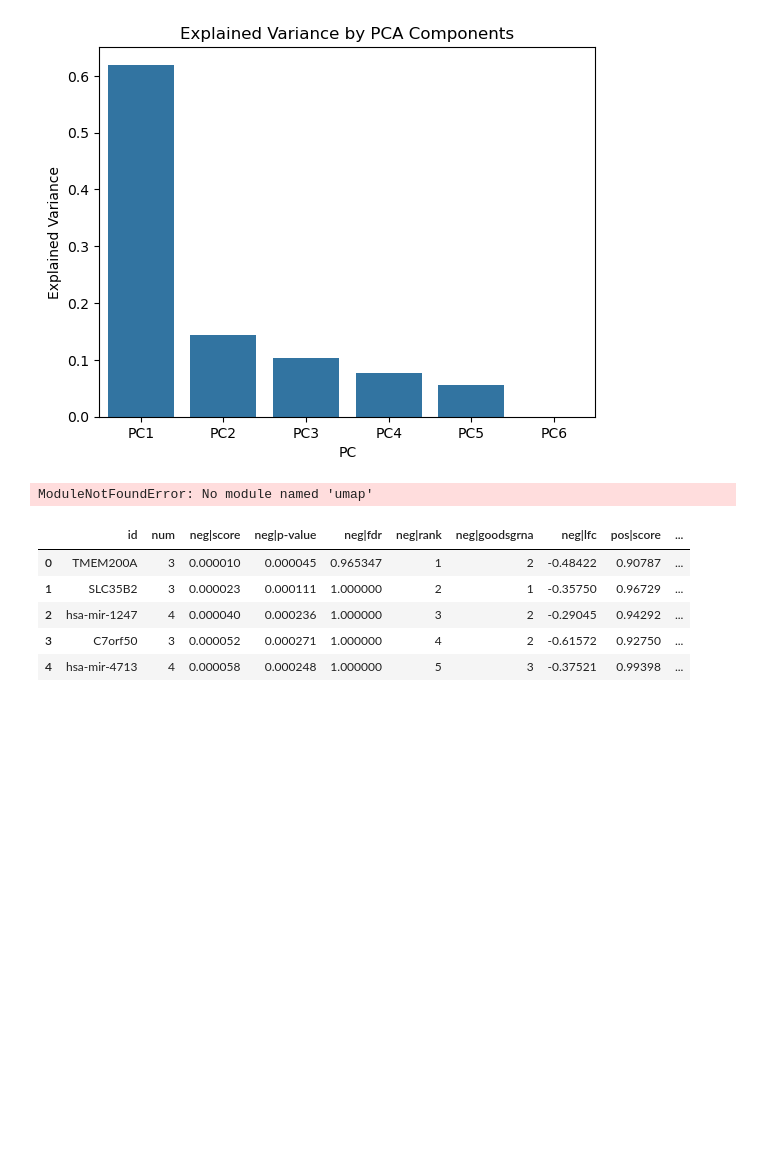
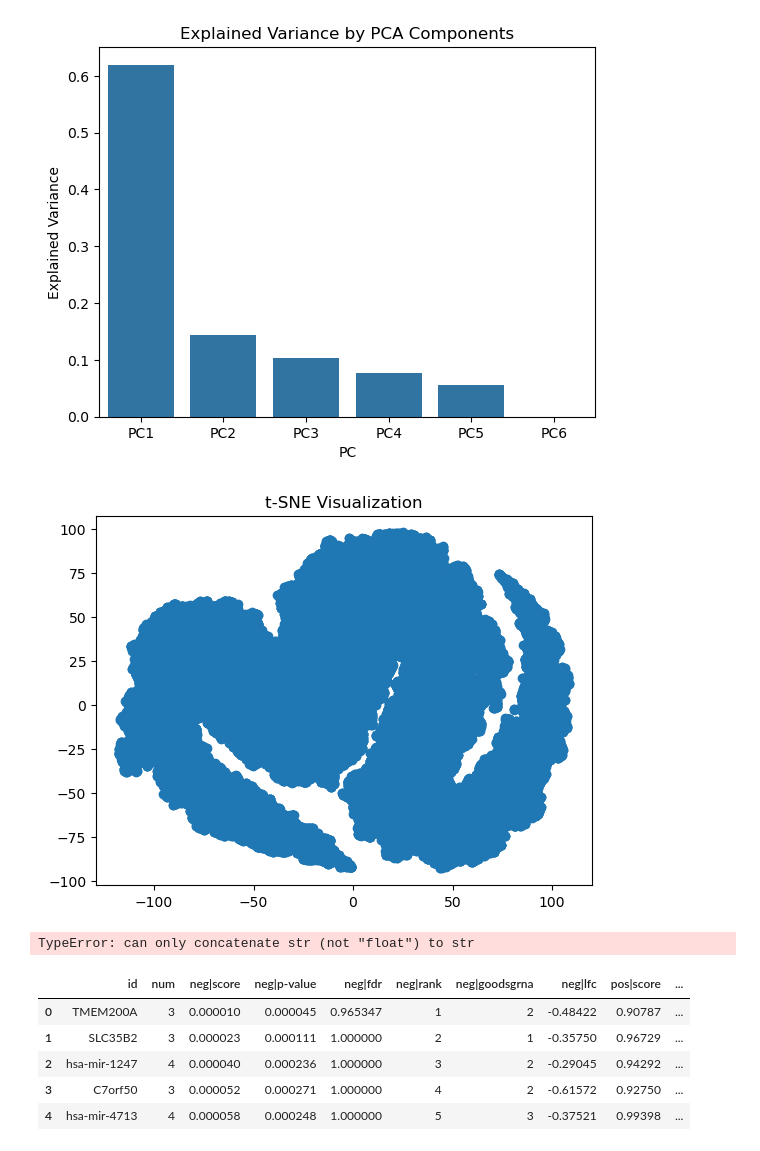
Before and after one commit to macorony/palbocilib_analysis_pipeline, a Jupyter notebook: Palbociclib_analysis_pipeline.ipynb, the cells around one changed output. Cells and saved outputs as stored; diff of their text form; code cells hidden in the pictures; blank space fills up the shorter version.

```diff
--- a/Palbociclib_analysis_pipeline.ipynb
+++ b/Palbociclib_analysis_pipeline.ipynb
@@ -7,5 +7,5 @@ from sklearn.decomposition import PCA
 # %%
 # Load datasets of palbociclib CRISRP screen
 gene_summary = pd.read_table("./input_data/CRISPR_screen/palbo_vs_dmso_control_normalized.gene_summary.txt", sep='\t')
-normalized_counts = pd.read_table("./input_data/CRISPR_screen/palbo_vs_dmso_control_normalized.normalized.txt", sep='\t')
+normalized_counts = pd.read_table("./input_data/CRISPR_screen/palbo_vs_dmso_control_normalized.normalized.txt", sep='\t', index_col=0)
 # %%
@@ -129,22 +275,36 @@ plt.show()
 # %% [output]
 [figure]
 [figure]
+# %%
+from sklearn.manifold import TSNE
+import umap
+
+# t-SNE
+tsne_results = TSNE(n_components=2, random_state=42).fit_transform(normalized_counts[["DMSO1", "DMSO2", "DMSO3", "palbo1", "palbo2", "palbo3"]])
 # %%
 from sklearn.manifold import TSNE
 import umap
 
 # t-SNE
-tsne_results = TSNE(n_components=2, random_state=42).fit_transform(normalized_counts.T)
-
 # UMAP
-umap_results = umap.UMAP(random_state=42).fit_transform(normalized_counts.T)
+umap_results = umap.UMAP(random_state=42).fit_transform(normalized_counts[["DMSO1", "DMSO2", "DMSO3", "palbo1", "palbo2", "palbo3"]])
 
 # Plot results
 plt.scatter(tsne_results[:, 0], tsne_results[:, 1])
 plt.title('t-SNE Visualization')
 plt.show()
 # %% [output]
-ModuleNotFoundError: No module named 'umap'
+[figure, added]
+# %%
+from scipy.stats import zscore
+
+# Compute Z-scores for sgRNAs
+z_scores = normalized_counts.apply(zscore, axis=1)
+
+# Identify sgRNAs with extreme Z-scores
+outliers = z_scores[(z_scores > 3).any(axis=1)]
+# %% [output]
+TypeError: can only concatenate str (not "float") to str
 # %%
 gene_summary.head()
 # %% [output]
```
Also changed, not shown: parts of 11 cells of this notebook, 2 other files.
